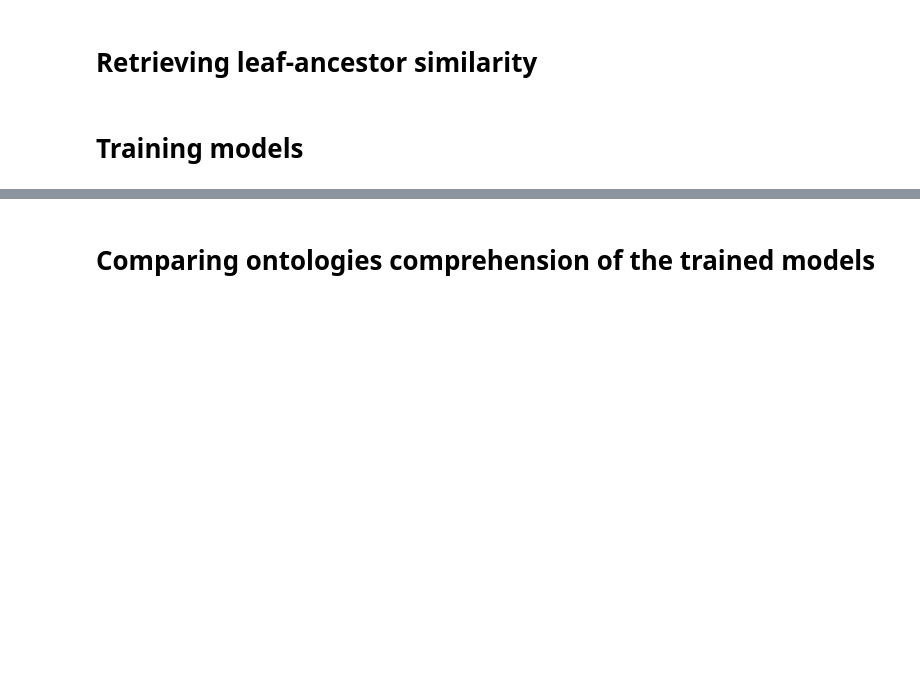
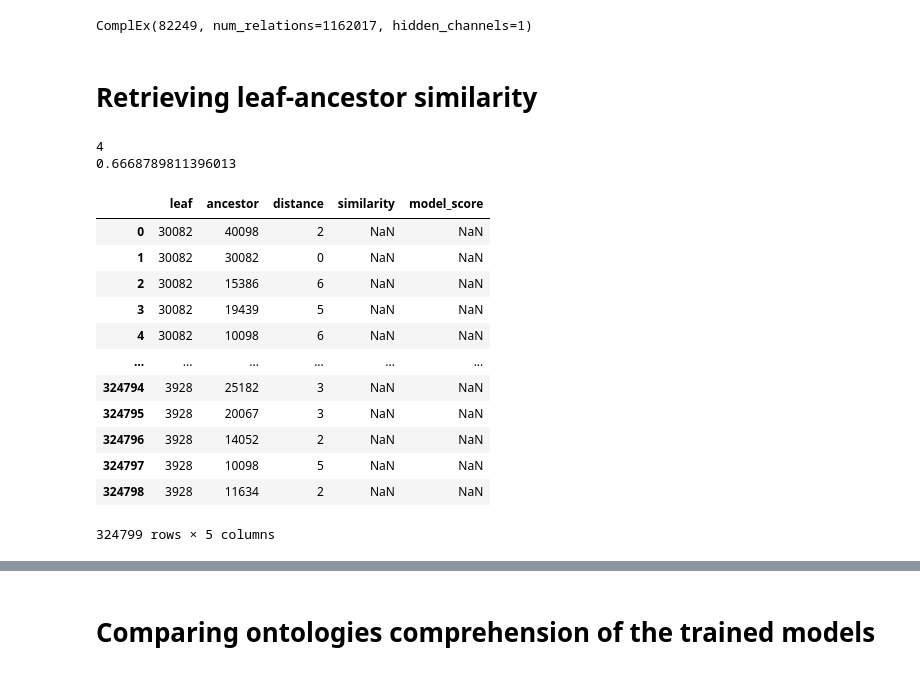
Before and after one commit to ElliotButz/ESL2024, a Jupyter notebook: code/evaluate_ontology_understanding.ipynb, the cells around one changed output, grey strips where cells are left out. Cells and saved outputs as stored; diff of their text form; code cells hidden in the pictures; blank space fills up the shorter version.

```diff
--- a/code/evaluate_ontology_understanding.ipynb
+++ b/code/evaluate_ontology_understanding.ipynb
@@ -42,0 +240,6 @@ from nxontology import NXOntology
+# %%
+GO_leaves_ancestors = get_leaves_and_ancestors(GO_nx)
+print(f'Found {len(GO_leaves_ancestors.keys())} leaves.')
+
+if len(GO_leaves_ancestors.keys()) == 3:
+    print("/!\ Ontology looks upside-down : the graph is oriented the wrong way. Please permute GO_edge_index[0] and GO_edge_index[1].")
@@ -177,4 +289,7 @@ leaves_ancestors = get_leaves_and_ancestors(LO)
+# %%
+to_complex = torch.load('/home/ebutz/ESL2024/to_complex_model_entire.pth')
+print(to_complex)
+# %% [output]
+ComplEx(82249, num_relations=1162017, hidden_channels=1)
 # %% [markdown]
 # Retrieving leaf-ancestor similarity
-# %% [markdown]
-# Training models
@@ -185,0 +296,49 @@ def model_2(triplet):
+# %%
+def get_distance(graph, node1, node2):
+    if node1 == node2:
+        return int(0)
+    else :
+        return len(nx.bidirectional_shortest_path(graph, source = node1, target = node2))
+
+def get_similarity(ontology, node1, node2):
+    return ontology.similarity(node1,node2).lin
+
+print(get_distance(GO_nx,30082,41338))
+print(get_similarity(GO_ontology, 30082,41338))
+# %% [output]
+4
+0.6668789811396013
+# %%
+distances_and_similarities = pd.DataFrame(columns=['leaf','ancestor', 'distance', 'similarity', 'model_score'])
+
+leaves, ancestors =  [], []
+
+for _, (leaf, leaf_ancestors) in enumerate(GO_leaves_ancestors.items()):
+     for leaf_ancestor in leaf_ancestors:
+        leaves.append(leaf)
+        ancestors.append(leaf_ancestor)
+
+distances_and_similarities['leaf']= leaves
+distances_and_similarities['ancestor']= ancestors
+
+tqdm.pandas(desc='Calculating leaves-ancestors distances')
+distances_and_similarities['distance'] = distances_and_similarities.progress_apply(lambda row: get_distance(GO_nx, row['leaf'], row['ancestor']), axis=1)
+
+# tqdm.pandas(desc='Calculating leaves_ancestos similarities')
+# distances_and_similarities['similarity'] = distances_and_similarities.progress_apply(lambda row: get_similarity(GO_ontology, row['leaf'], row['ancestor']), axis=1)
+
+display(distances_and_similarities)
+# %% [output]
+|  | leaf | ancestor | distance | similarity | model_score |
+| 0 | 30082 | 40098 | 2 | NaN | NaN |
+| 1 | 30082 | 30082 | 0 | NaN | NaN |
+| 2 | 30082 | 15386 | 6 | NaN | NaN |
+| 3 | 30082 | 19439 | 5 | NaN | NaN |
+| 4 | 30082 | 10098 | 6 | NaN | NaN |
+| ... | ... | ... | ... | ... | ... |
+| 324794 | 3928 | 25182 | 3 | NaN | NaN |
+| 324795 | 3928 | 20067 | 3 | NaN | NaN |
+| 324796 | 3928 | 14052 | 2 | NaN | NaN |
+| 324797 | 3928 | 10098 | 5 | NaN | NaN |
+| 324798 | 3928 | 11634 | 2 | NaN | NaN |
+324799 rows × 5 columns
```
Also changed, not shown: parts of 31 cells of this notebook.
